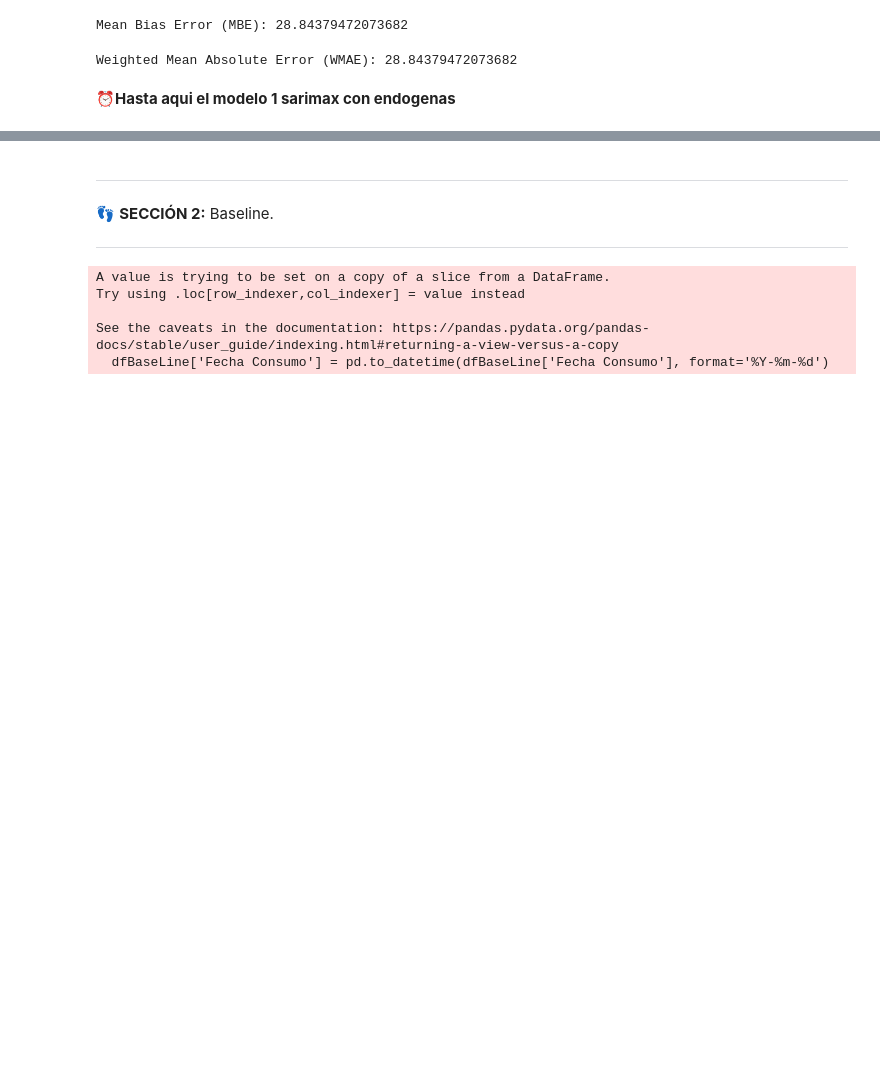
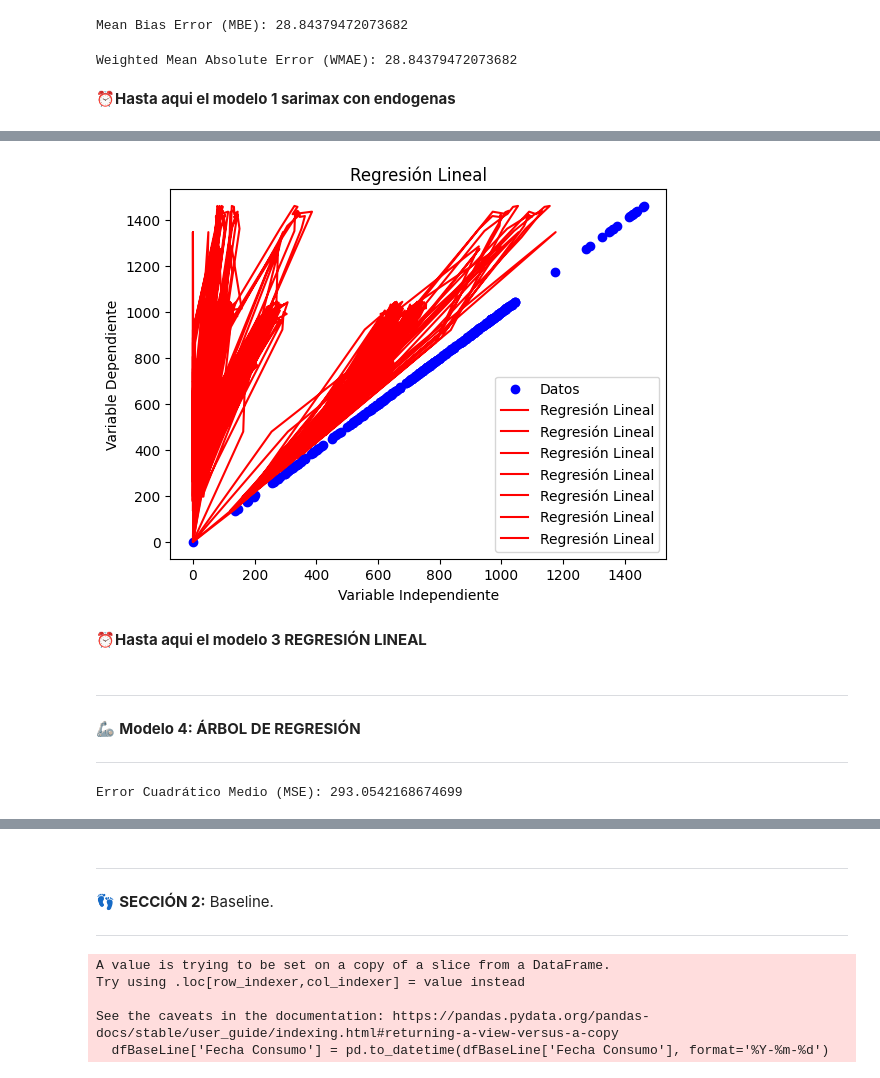
Before and after one commit to A01793509/Equipo_44, a Jupyter notebook: Avance4_44.ipynb, the cells around one changed output, grey strips where cells are left out. Saved outputs shown, nothing was run; the diff lists cells and outputs as text; code cells hidden in the pictures; blank space fills up the shorter version.

```diff
--- a/Avance4_44.ipynb
+++ b/Avance4_44.ipynb
@@ -396,0 +510,3 @@ ValueError: x and y must have same first dimension, but have shapes (0,) and (35
+# %%
+# Hacer predicciones en el conjunto de prueba
+predicciones = Modelo_REGRESION.predict(test_exog)
@@ -396,0 +525,45 @@ ValueError: x and y must have same first dimension, but have shapes (0,) and (35
+# %%
+# Graficar los datos de dispersión (scatter plot)
+plt.scatter(test_endog, predicciones, color='blue', label='Datos')
+
+# Graficar la regresión lineal
+plt.plot(test_exog, Modelo_REGRESION.predict(test_exog), color='red', label='Regresión Lineal')
+
+# Agregar etiquetas y leyenda
+plt.xlabel('Variable Independiente')
+plt.ylabel('Variable Dependiente')
+plt.title('Regresión Lineal')
+plt.legend()
+
+# Mostrar la gráfica
+plt.show()
+# %% [output]
+[figure, added]
+# %% [markdown]
+⏰**Hasta aqui el modelo 3 REGRESIÓN LINEAL**
+# %% [markdown]
+
+
+---
+
+
+🦾 **Modelo 4: ÁRBOL DE REGRESIÓN**
+
+
+---
+# %%
+#import pandas as pd
+from sklearn.tree import DecisionTreeRegressor
+from sklearn.model_selection import train_test_split
+#from sklearn.metrics import mean_squared_error
+
+# Concatenar los DataFrames a lo largo de las columnas
+df_concatenado = pd.concat([train_exog, train_endog], axis=1)
+
+# Dividir los datos en conjuntos de entrenamiento y prueba
+X = df_concatenado.drop(columns=["Cantidad Almuerzos"])  # Variables exógenas
+y = df_concatenado["Cantidad Almuerzos"]  # Variable endógena
+
+X_entrenamiento, X_prueba, y_entrenamiento, y_prueba = train_test_split(X, y, test_size=0.2, random_state=42)
+# %% [output]
+Error Cuadrático Medio (MSE): 293.0542168674699
```
Also changed, not shown: parts of 21 cells of this notebook.
